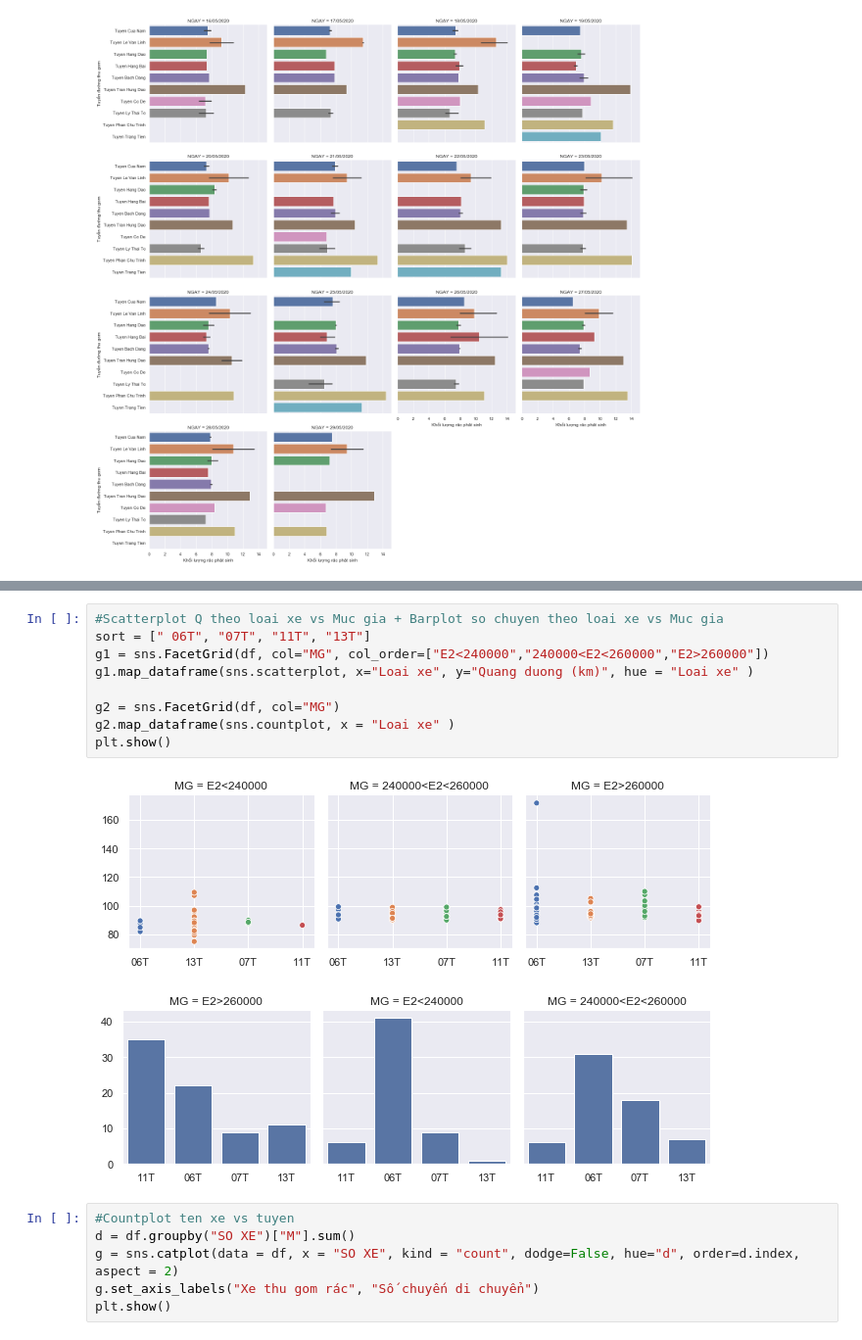
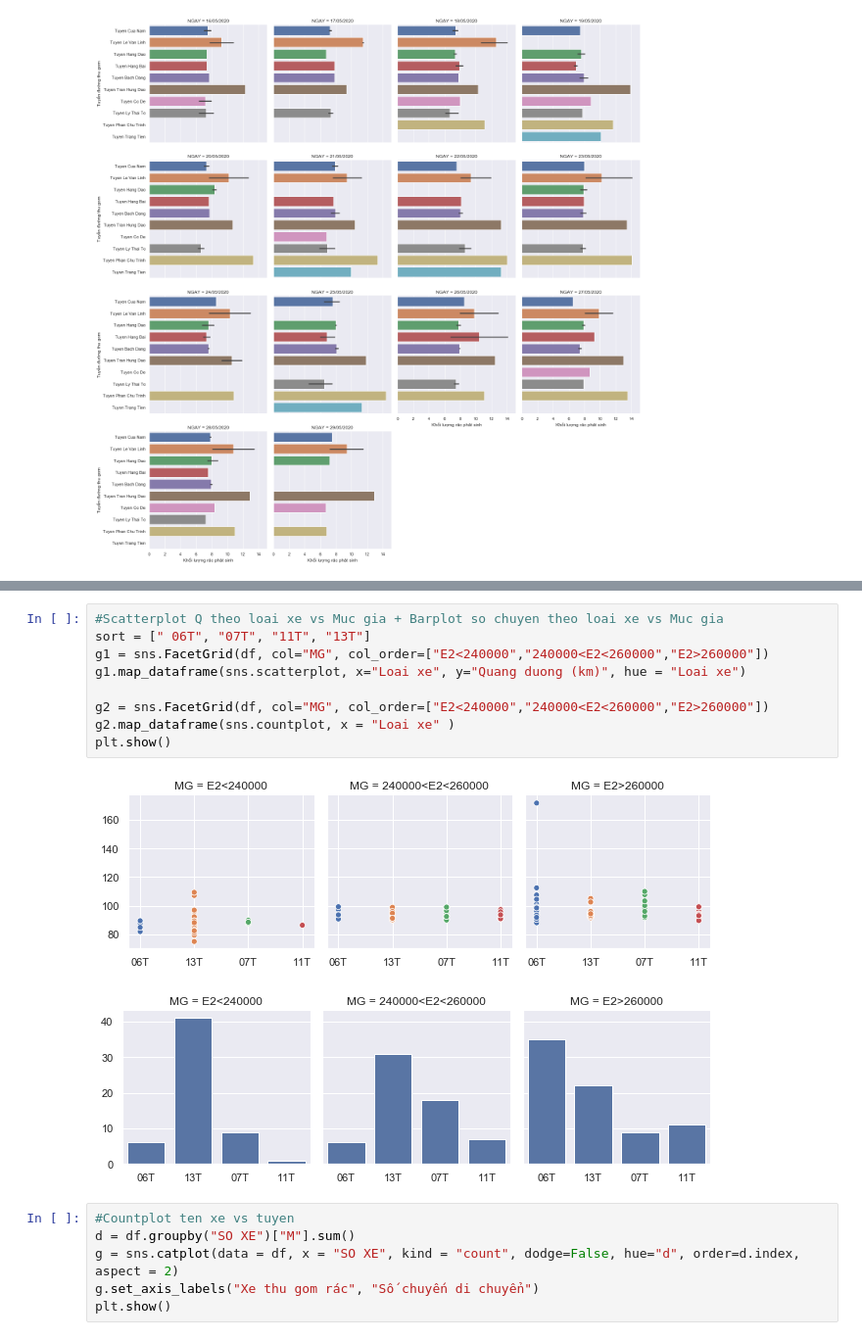
Before and after one commit to nhat-hoai/evaluate-the-waste-collection-system, a Jupyter notebook: DA-for-car.ipynb, the cells around one changed output, grey strips where cells are left out. Shown at 98% size. Drawn from its saved outputs; the diff is of its cells as text.

```diff
--- a/DA-for-car.ipynb
+++ b/DA-for-car.ipynb
@@ -155,15 +222,15 @@ plt.show()
 # %%
 #Scatterplot Q theo loai xe vs Muc gia + Barplot so chuyen theo loai xe vs Muc gia
 sort = [" 06T", "07T", "11T", "13T"]
 g1 = sns.FacetGrid(df, col="MG", col_order=["E2<240000","240000<E2<260000","E2>260000"])
-g1.map_dataframe(sns.scatterplot, x="Loai xe", y="Quang duong (km)", hue = "Loai xe" )
+g1.map_dataframe(sns.scatterplot, x="Loai xe", y="Quang duong (km)", hue = "Loai xe")
 
-g2 = sns.FacetGrid(df, col="MG")
+g2 = sns.FacetGrid(df, col="MG", col_order=["E2<240000","240000<E2<260000","E2>260000"])
 g2.map_dataframe(sns.countplot, x = "Loai xe" )
 plt.show()
 # %% [output]
 [figure]
-[figure, old version]
+[figure, new version]
 # %%
 #Countplot ten xe vs tuyen
 d = df.groupby("SO XE")["M"].sum()
```
Also changed, not shown: parts of 17 cells of this notebook.
